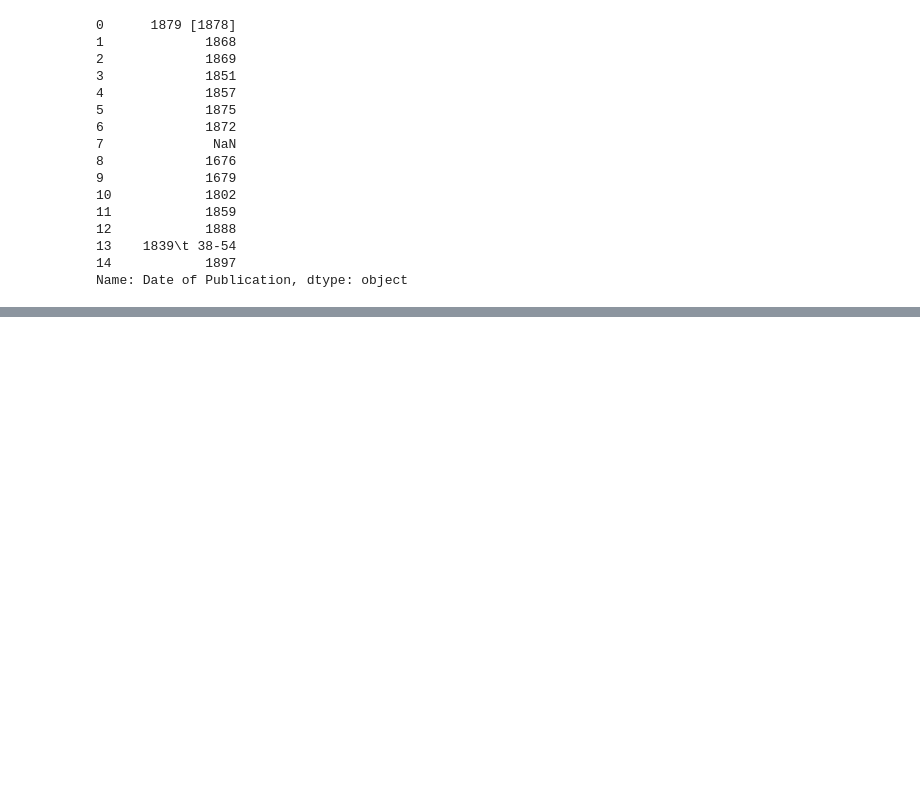
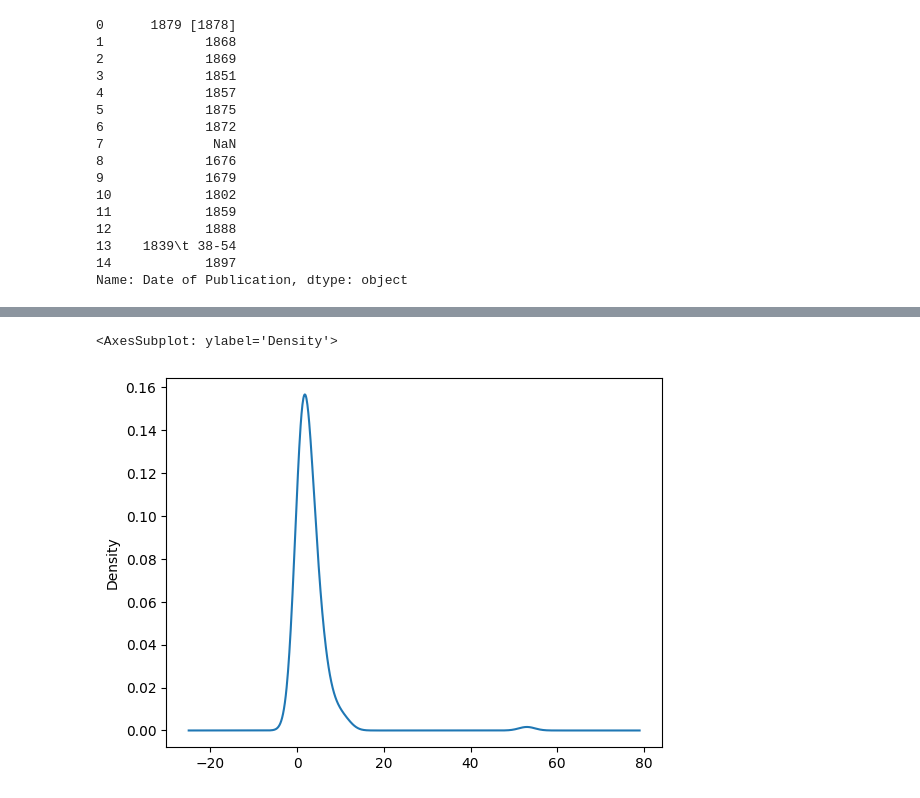
Before and after one commit to NTsaqif/visualisasi-data, a Jupyter notebook: project akhir.ipynb, the cells around one changed output, grey strips where cells are left out. Cells and saved outputs as stored; diff of their text form; code cells hidden in the pictures; blank space fills up the shorter version.

```diff
--- a/project akhir.ipynb
+++ b/project akhir.ipynb
@@ -213,0 +207,6 @@ TypeError: Could not convert LondonLondonКіевъShaftesburyLondonLondonLondon
+# %%
+
+dt['Date of Publication'].value_counts().plot(kind='density')
+# %% [output]
+<AxesSubplot: ylabel='Density'>
+[figure, added]
```
Also changed, not shown: parts of 10 cells of this notebook.
